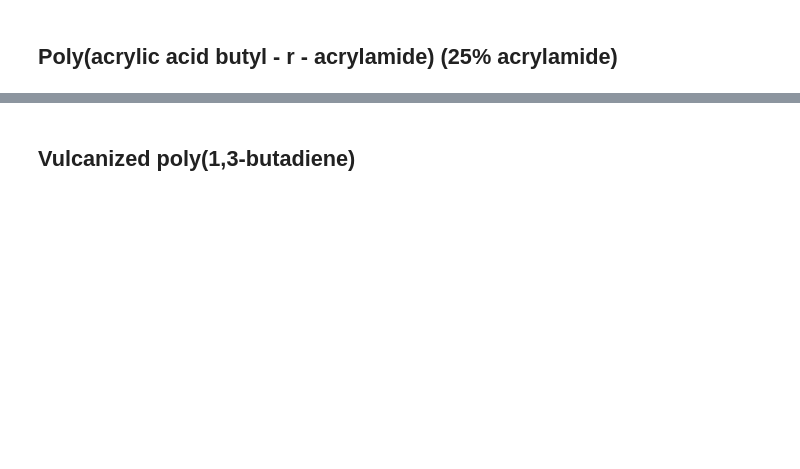
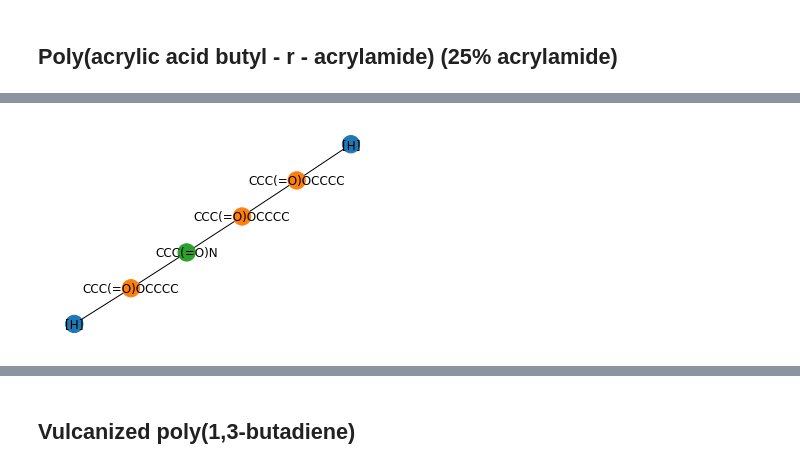
Before and after one commit to InnocentBug/G-BigSMILES, a Jupyter notebook: bigsmiles_gen.ipynb, the cells around one changed output, grey strips where cells are left out. Cells and saved outputs as stored; diff of their text form; code cells hidden in the pictures; blank space fills up the shorter version.

```diff
--- a/bigsmiles_gen.ipynb
+++ b/bigsmiles_gen.ipynb
@@ -247,3 +293,7 @@ big_smiles_gen(big)
 big_smiles_gen(big)
 # %% [output]
 [drawing not drawn]
+# %%
+big_smiles_graph(big)
+# %% [output]
+[figure, added]
```
Also changed, not shown: parts of 13 cells of this notebook, 10 other files.
